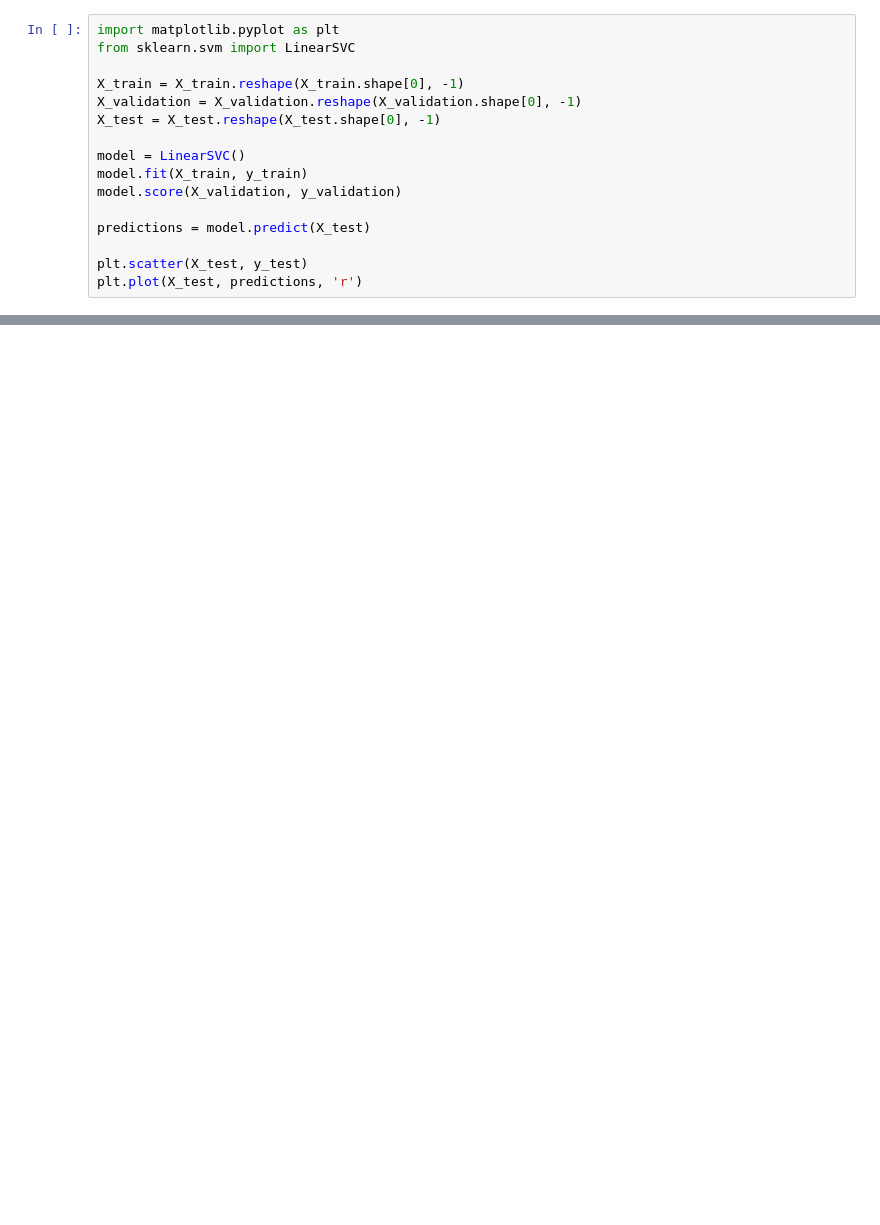
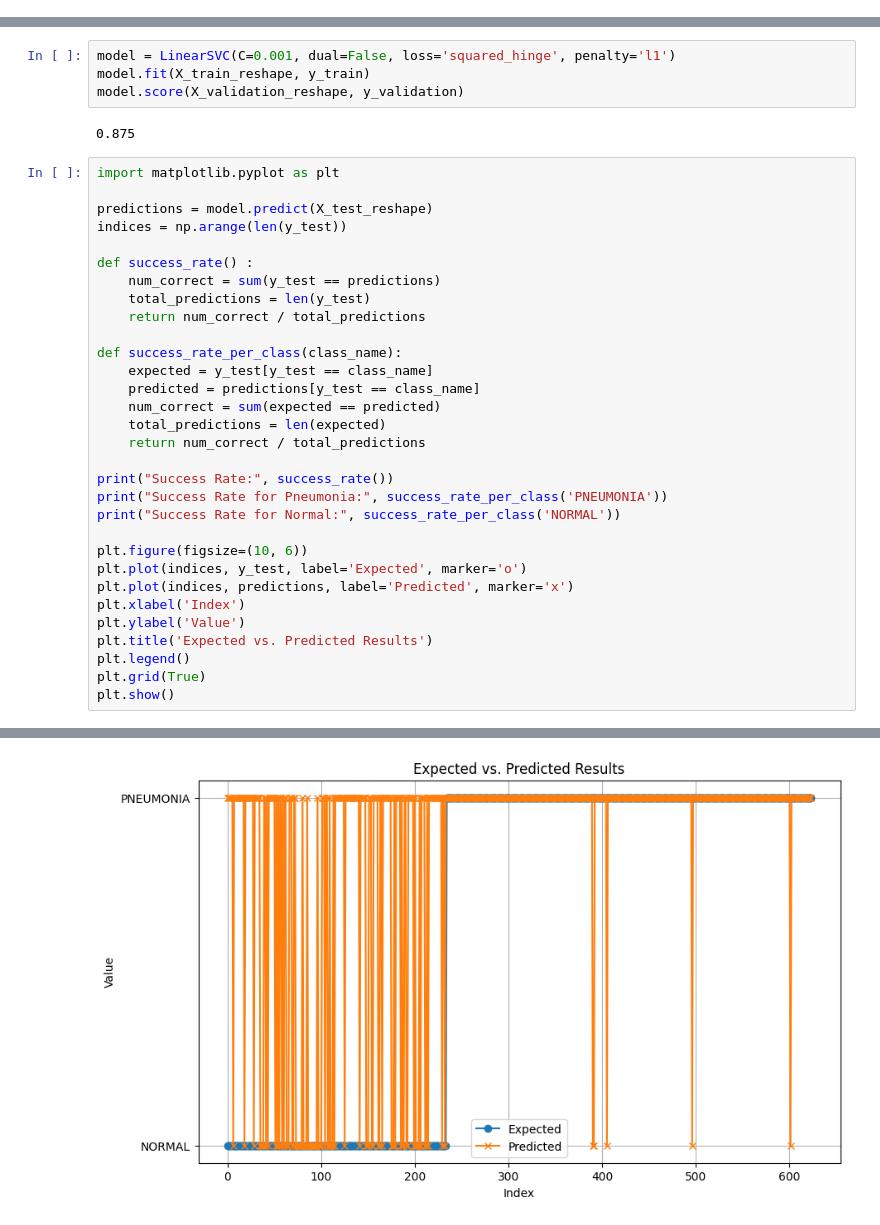
Before and after one commit to HugoGit-Hub/T-DEV-810, a Jupyter notebook: playbooks/linear_svc.ipynb, the cells around one changed output, grey strips where cells are left out. Saved outputs shown, nothing was run; the diff lists cells and outputs as text; blank space fills up the shorter version.

Commit message:
GridSearchCV  & rates

```diff
--- a/playbooks/linear_svc.ipynb
+++ b/playbooks/linear_svc.ipynb
@@ -32,16 +31,0 @@ X_test = X_test.reshape(X_test.shape[0], -1)
-# %%
-import matplotlib.pyplot as plt
-from sklearn.svm import LinearSVC
-
-X_train = X_train.reshape(X_train.shape[0], -1)
-X_validation = X_validation.reshape(X_validation.shape[0], -1)
-X_test = X_test.reshape(X_test.shape[0], -1)
-
-model = LinearSVC()
-model.fit(X_train, y_train)
-model.score(X_validation, y_validation)
-
-predictions = model.predict(X_test)
-
-plt.scatter(X_test, y_test)
-plt.plot(X_test, predictions, 'r')
@@ -47,0 +86,38 @@ plt.plot(X_test, predictions, 'r')
+# %%
+model = LinearSVC(C=0.001, dual=False, loss='squared_hinge', penalty='l1')
+model.fit(X_train_reshape, y_train)
+model.score(X_validation_reshape, y_validation)
+# %% [output]
+0.875
+# %%
+import matplotlib.pyplot as plt
+
+predictions = model.predict(X_test_reshape)
+indices = np.arange(len(y_test))
+
+def success_rate() :
+    num_correct = sum(y_test == predictions)
+    total_predictions = len(y_test)
+    return num_correct / total_predictions
+
+def success_rate_per_class(class_name):
+    expected = y_test[y_test == class_name]
+    predicted = predictions[y_test == class_name]
+    num_correct = sum(expected == predicted)
+    total_predictions = len(expected)
+    return num_correct / total_predictions
+
+print("Success Rate:", success_rate())
+print("Success Rate for Pneumonia:", success_rate_per_class('PNEUMONIA'))
+print("Success Rate for Normal:", success_rate_per_class('NORMAL'))
+
+plt.figure(figsize=(10, 6))
+plt.plot(indices, y_test, label='Expected', marker='o')
+plt.plot(indices, predictions, label='Predicted', marker='x')
+plt.xlabel('Index')
+plt.ylabel('Value')
+plt.title('Expected vs. Predicted Results')
+plt.legend()
+plt.grid(True)
+plt.show()
+# %% [output]
@@ -47,0 +127 @@ plt.plot(X_test, predictions, 'r')
+[figure, added]
```
Also changed, not shown: parts of 4 cells of this notebook.
